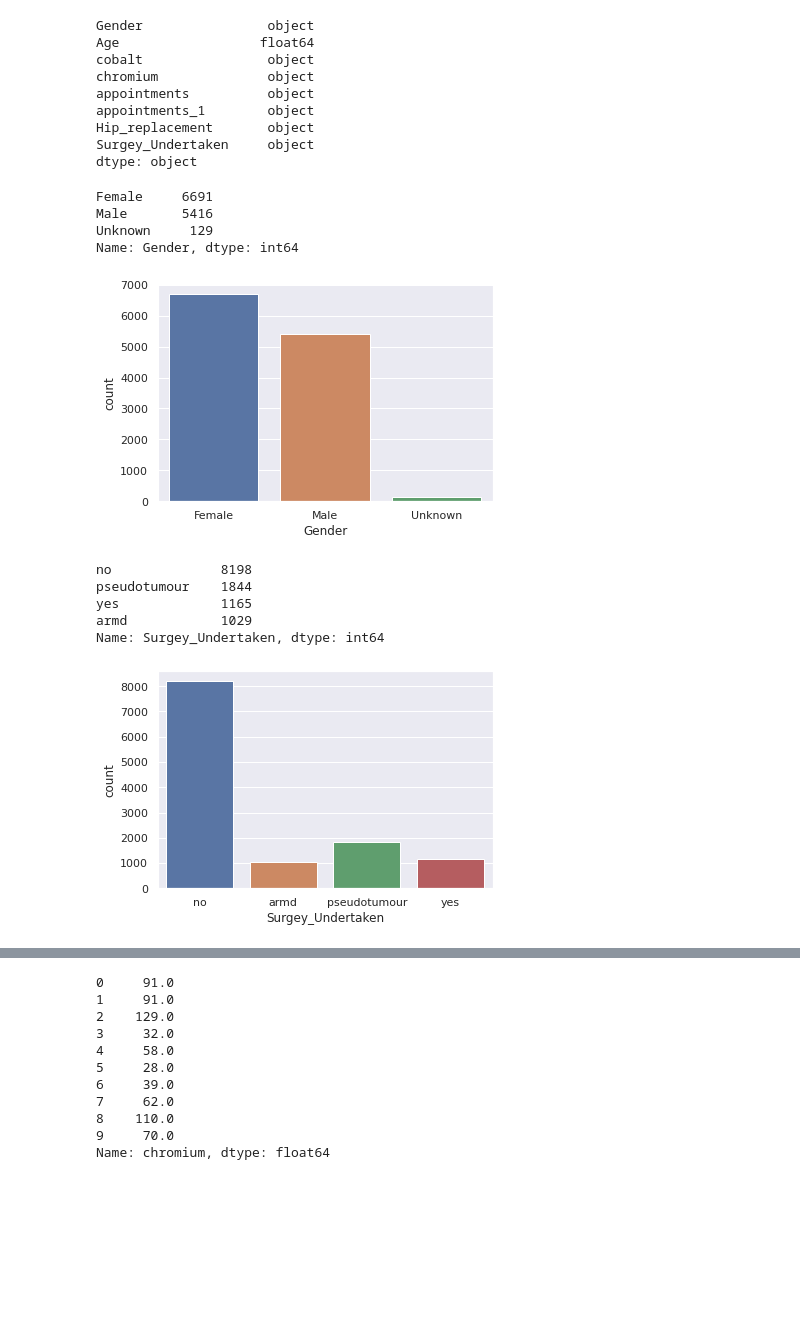
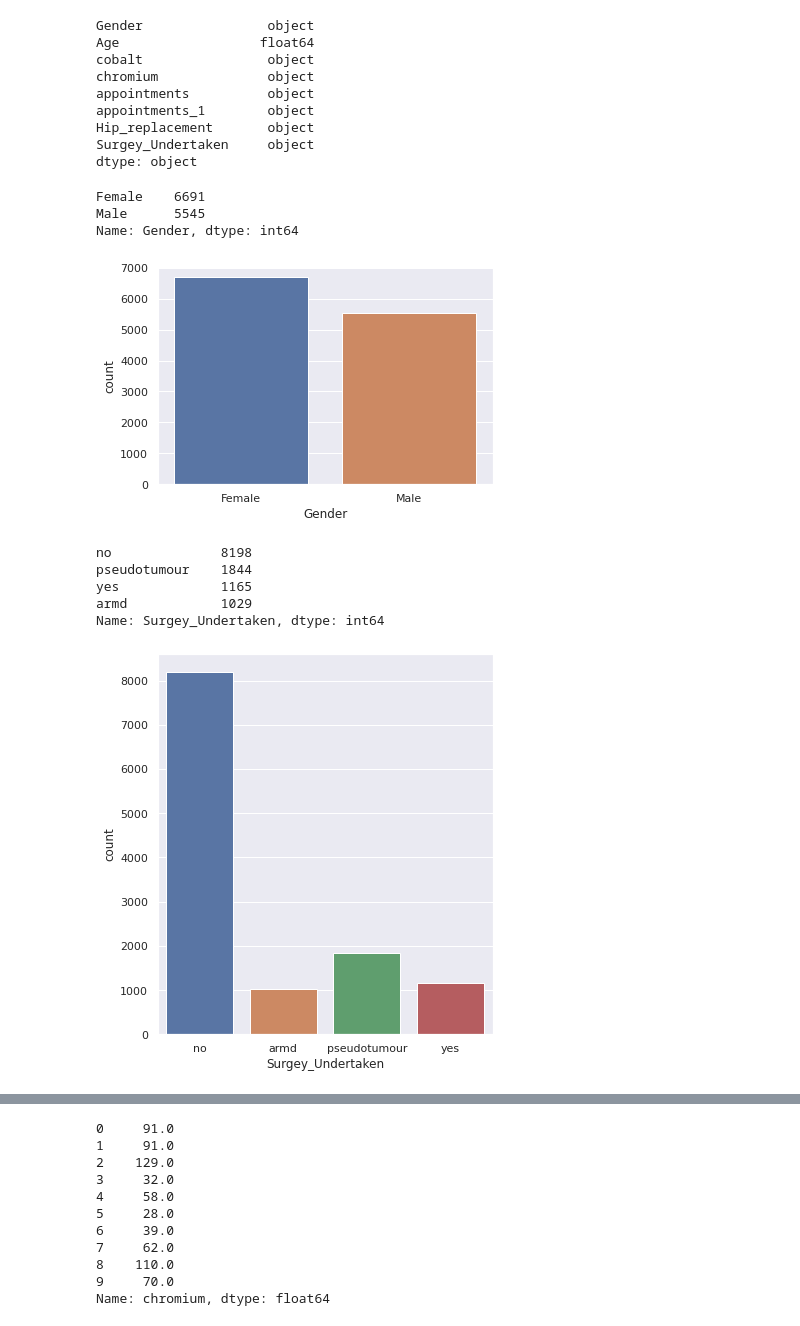
Before and after one commit to Hamza1122/ML-Ass, a Jupyter notebook: Untitled13.ipynb, the cells around one changed output, grey strips where cells are left out. Cells and saved outputs as stored; diff of their text form; code cells hidden in the pictures; blank space fills up the shorter version.

```diff
--- a/Untitled13.ipynb
+++ b/Untitled13.ipynb
@@ -86,30 +87,30 @@ dtype: object
 # %%
 #Number of male and female in a dataset
 #Number of gender are displayed below using both numbers and graph
-
+df['Gender']=df['Gender'].replace('Unknown','Male')
 df.Gender.value_counts()
 sns.set(style="darkgrid")
 ax = sns.countplot(x="Gender",data=df)
 df.Gender.value_counts()
 # %% [output]
-Female     6691
-Male       5416
-Unknown     129
+Female    6691
+Male      5545
 Name: Gender, dtype: int64
-[figure, old version]
+[figure, new version]
 # %%
 #how many case were no ,yes amrmd and pseudotumour are displayed below using graph
-
+fig_dims = (6,7)
+fig, ax = plt.subplots(figsize=fig_dims)
 df['Surgey_Undertaken']=df['Surgey_Undertaken'].str.lower()
 sns.set(style="darkgrid")
-ax = sns.countplot(x="Surgey_Undertaken",data=df)
+ax = sns.countplot(x="Surgey_Undertaken",data=df,ax=ax)
 df.Surgey_Undertaken.value_counts()
 # %% [output]
 no              8198
 pseudotumour    1844
 yes             1165
 armd            1029
 Name: Surgey_Undertaken, dtype: int64
-[figure, old version]
+[figure, new version]
 # %%
 #Hip replacement
```
Also changed, not shown: parts of 22 cells of this notebook.
